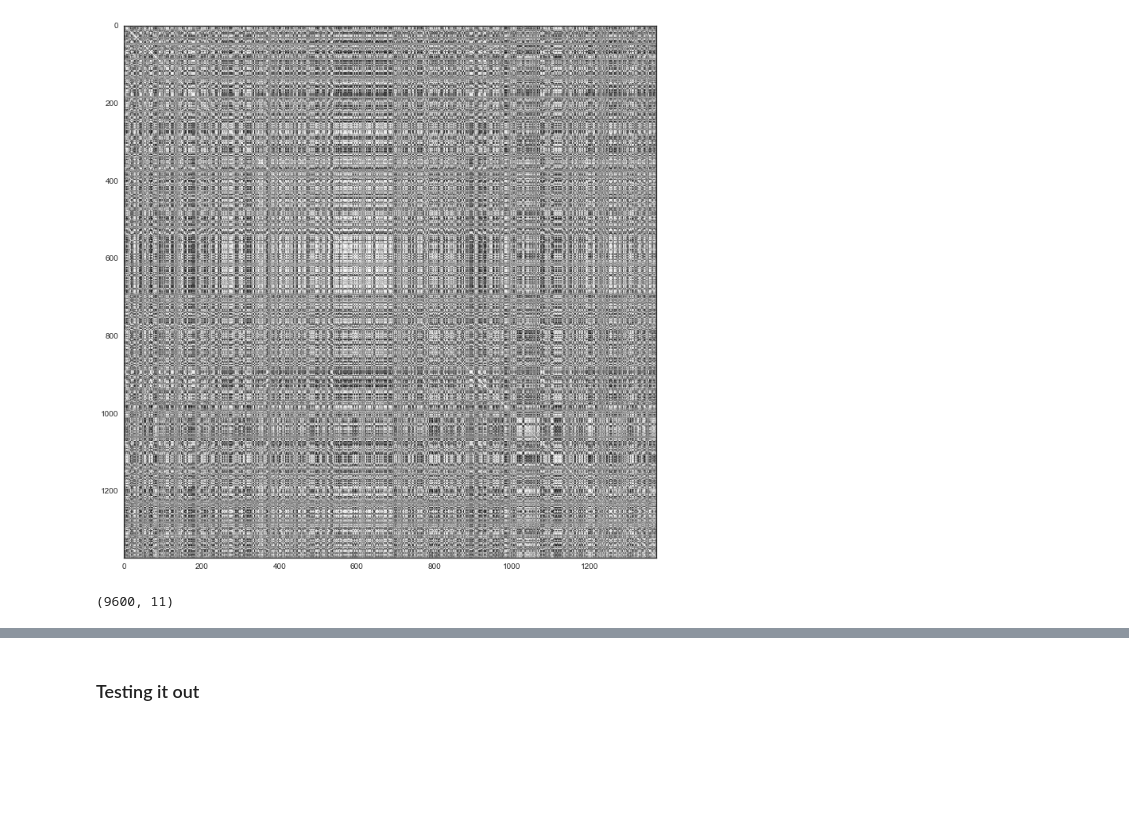
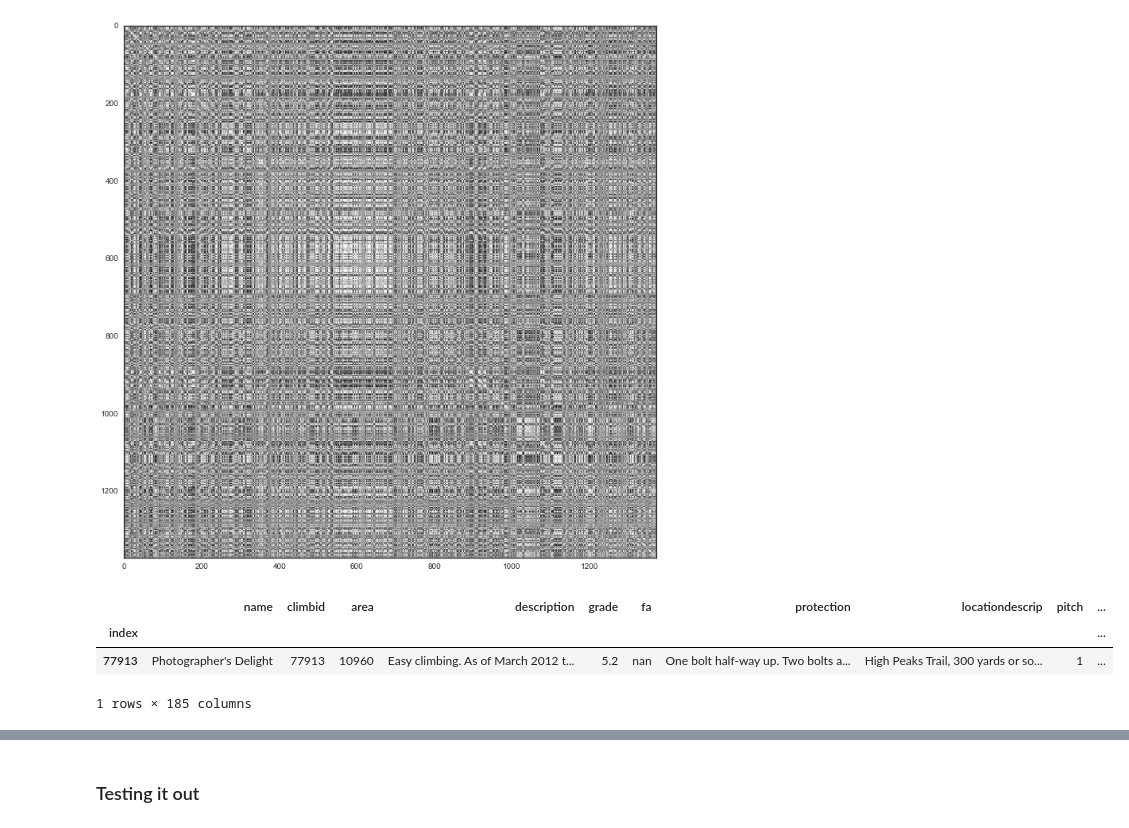
Before and after one commit to askerry/cragcrunch, a Jupyter notebook: Notebook 7. Clustering and Reduction.ipynb, the cells around one changed output, grey strips where cells are left out. Cells and saved outputs as stored; diff of their text form; code cells hidden in the pictures; blank space fills up the shorter version.

```diff
--- a/Notebook 7. Clustering and Reduction.ipynb
+++ b/Notebook 7. Clustering and Reduction.ipynb
@@ -84,3 +82,10 @@ plt.imshow(sim_red)
 plt.show()
 # %% [output]
 [figure]
+# %%
+cdf[cdf['climbid']==77913]
+# %% [output]
+|  | name | climbid | area | description | grade | fa | protection | locationdescrip | pitch | ... |
+| index |  |  |  |  |  |  |  |  |  | ... |
+| 77913 | Photographer's Delight | 77913 | 10960 | Easy climbing. As of March 2012 t... | 5.2 | nan | One bolt half-way up. Two bolts a... | High Peaks Trail, 300 yards or so... | 1 | ... |
+1 rows × 185 columns
@@ -96,7 +108,3 @@ simpreds=pd.DataFrame(data=mat, columns=['climberid']+range(1,11))
-# %%
-simpreds.shape
-# %% [output]
-(9600, 11)
 # %%
 #save top 10 similar climbs for all climbs in cdf
 chunksize=1000
```
Also changed, not shown: parts of 7 cells of this notebook, 30 other files.
